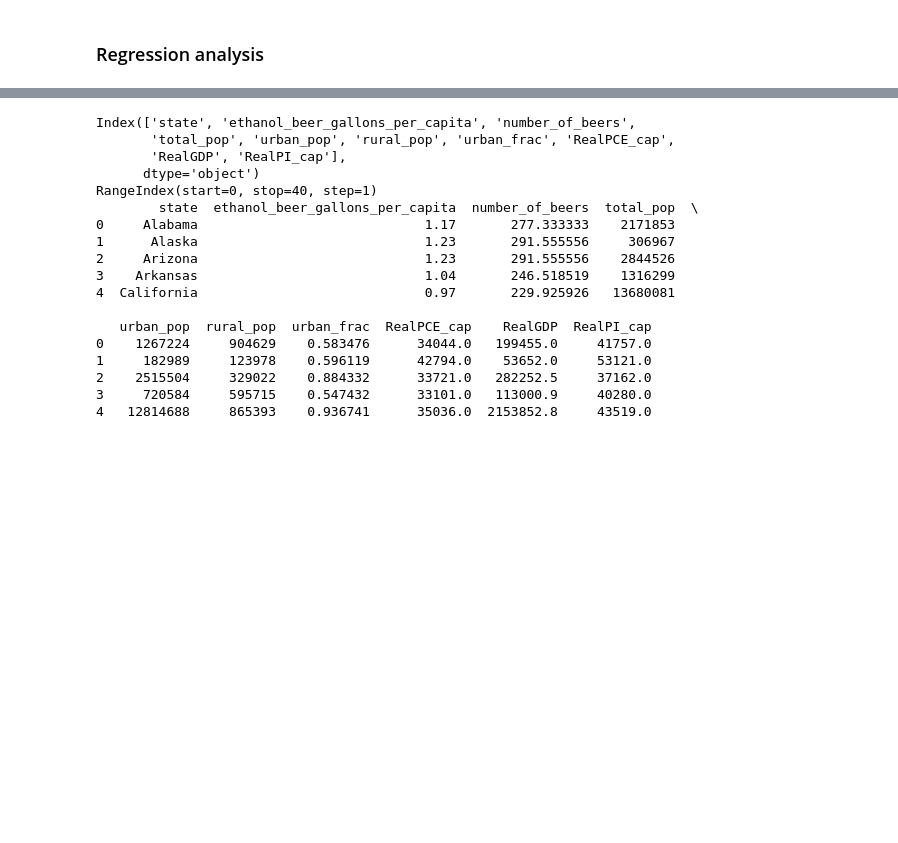
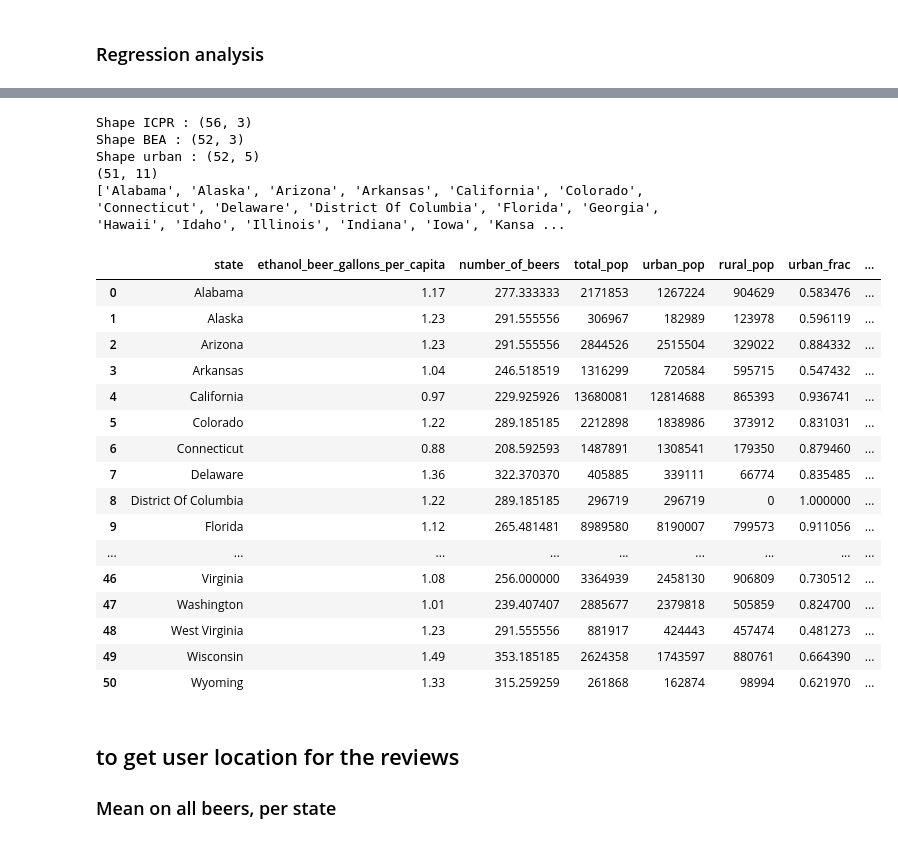
Before and after one commit to epfl-ada/ada-2024-project-fandemondada, a Jupyter notebook: temp.ipynb, the cells around one changed output, grey strips where cells are left out. Drawn from its saved outputs; the diff is of its cells as text; code cells hidden in the pictures; blank space fills up the shorter version.

```diff
--- a/temp.ipynb
+++ b/temp.ipynb
@@ -76,34 +70,0 @@ California      35036.0  2153852.8     43519.0
-# %%
-# need to concatenate all data
-
-merged = data_icpsr['2010'].merge(urban_2010_df, how='inner', on='state')
-
-# BEA.index = BEA.index.droplevel(1)
-merged = merged.merge(BEA, how='inner', left_on='state', right_on='State')
-#merged = merged.merge(BEA, how='inner', on='state')
-# merged = merged.merge(, how='inner', left_on='state', right_on='State')
-merged = merged.rename(columns={"RealPCE/cap": "RealPCE_cap", "RealPI/cap": "RealPI_cap"}, errors="raise")
-
-
-print(merged.columns)
-print(merged.index)
-print(merged.head(5))
-# %% [output]
-Index(['state', 'ethanol_beer_gallons_per_capita', 'number_of_beers',
-       'total_pop', 'urban_pop', 'rural_pop', 'urban_frac', 'RealPCE_cap',
-       'RealGDP', 'RealPI_cap'],
-      dtype='object')
-RangeIndex(start=0, stop=40, step=1)
-        state  ethanol_beer_gallons_per_capita  number_of_beers  total_pop  \
-0     Alabama                             1.17       277.333333    2171853
-1      Alaska                             1.23       291.555556     306967
-2     Arizona                             1.23       291.555556    2844526
-3    Arkansas                             1.04       246.518519    1316299
-4  California                             0.97       229.925926   13680081
-
-   urban_pop  rural_pop  urban_frac  RealPCE_cap    RealGDP  RealPI_cap
-0    1267224     904629    0.583476      34044.0   199455.0     41757.0
-1     182989     123978    0.596119      42794.0    53652.0     53121.0
-2    2515504     329022    0.884332      33721.0   282252.5     37162.0
-3     720584     595715    0.547432      33101.0   113000.9     40280.0
-4   12814688     865393    0.936741      35036.0  2153852.8     43519.0
@@ -111,0 +71,33 @@ RangeIndex(start=0, stop=40, step=1)
+# %%
+
+merged = get_merged_additional()
+print(merged.shape)
+
+print(merged['state'].tolist())
+#merged
+# %% [output]
+Shape ICPR : (56, 3)
+Shape BEA : (52, 3)
+Shape urban : (52, 5)
+(51, 11)
+['Alabama', 'Alaska', 'Arizona', 'Arkansas', 'California', 'Colorado', 'Connecticut', 'Delaware', 'District Of Columbia', 'Florida', 'Georgia', 'Hawaii', 'Idaho', 'Illinois', 'Indiana', 'Iowa', 'Kansa ...
+|  | state | ethanol_beer_gallons_per_capita | number_of_beers | total_pop | urban_pop | rural_pop | urban_frac | ... |
+| 0 | Alabama | 1.17 | 277.333333 | 2171853 | 1267224 | 904629 | 0.583476 | ... |
+| 1 | Alaska | 1.23 | 291.555556 | 306967 | 182989 | 123978 | 0.596119 | ... |
+| 2 | Arizona | 1.23 | 291.555556 | 2844526 | 2515504 | 329022 | 0.884332 | ... |
+| 3 | Arkansas | 1.04 | 246.518519 | 1316299 | 720584 | 595715 | 0.547432 | ... |
+| 4 | California | 0.97 | 229.925926 | 13680081 | 12814688 | 865393 | 0.936741 | ... |
+| 5 | Colorado | 1.22 | 289.185185 | 2212898 | 1838986 | 373912 | 0.831031 | ... |
+| 6 | Connecticut | 0.88 | 208.592593 | 1487891 | 1308541 | 179350 | 0.879460 | ... |
+| 7 | Delaware | 1.36 | 322.370370 | 405885 | 339111 | 66774 | 0.835485 | ... |
+| 8 | District Of Columbia | 1.22 | 289.185185 | 296719 | 296719 | 0 | 1.000000 | ... |
+| 9 | Florida | 1.12 | 265.481481 | 8989580 | 8190007 | 799573 | 0.911056 | ... |
+| ... | ... | ... | ... | ... | ... | ... | ... | ... |
+| 46 | Virginia | 1.08 | 256.000000 | 3364939 | 2458130 | 906809 | 0.730512 | ... |
+| 47 | Washington | 1.01 | 239.407407 | 2885677 | 2379818 | 505859 | 0.824700 | ... |
+| 48 | West Virginia | 1.23 | 291.555556 | 881917 | 424443 | 457474 | 0.481273 | ... |
+| 49 | Wisconsin | 1.49 | 353.185185 | 2624358 | 1743597 | 880761 | 0.664390 | ... |
+| 50 | Wyoming | 1.33 | 315.259259 | 261868 | 162874 | 98994 | 0.621970 | ... |
+# %% [markdown]
+## to get user location for the reviews
+### Mean on all beers, per state
```
Also changed, not shown: parts of 21 cells of this notebook.
